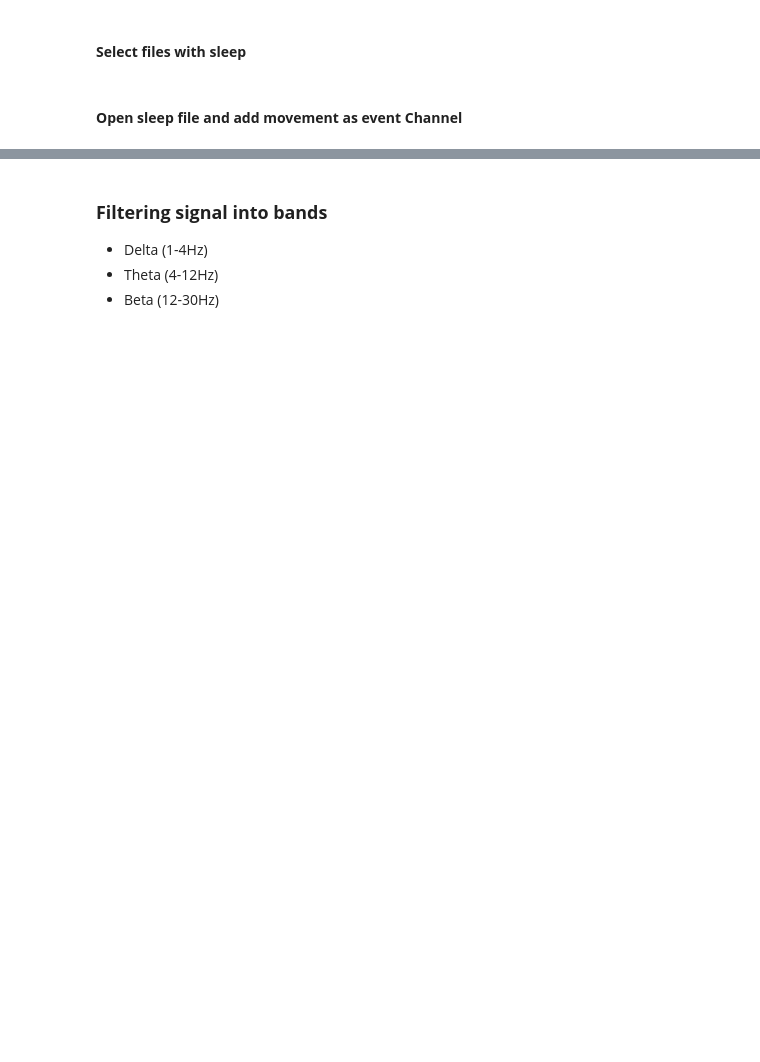
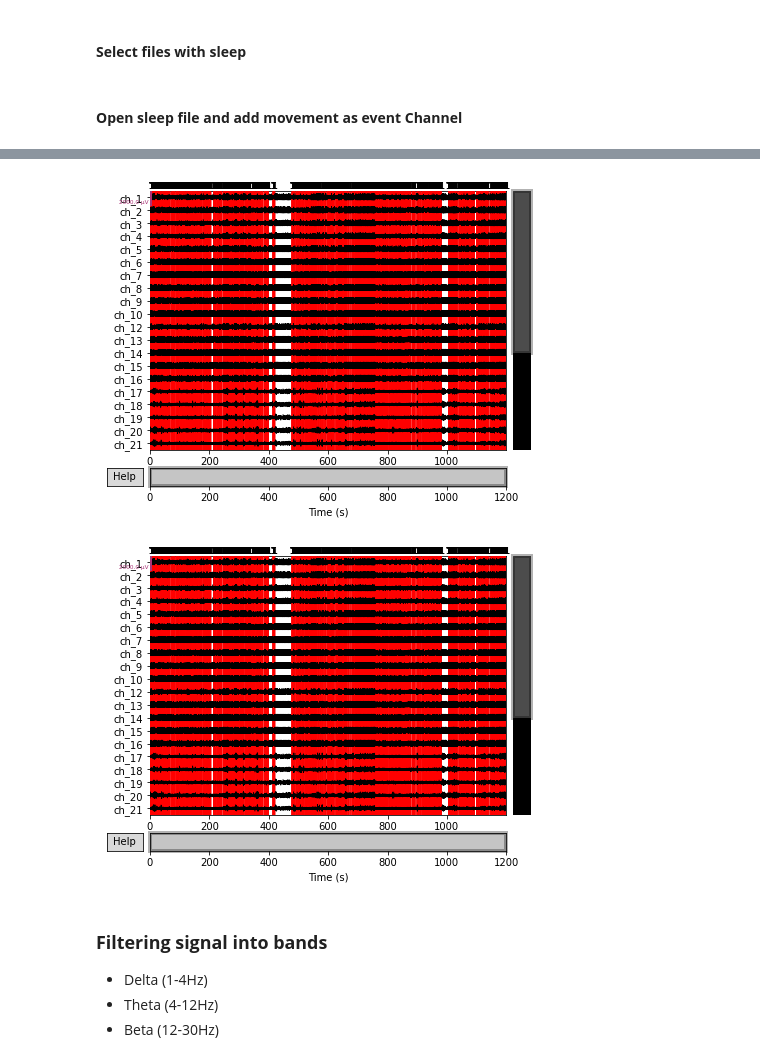
Before and after one commit to cafalchio/lfp_atn, a Jupyter notebook: ipynb/experiment_sleeps.ipynb, the cells around one changed output, grey strips where cells are left out. Drawn from its saved outputs; the diff is of its cells as text; code cells hidden in the pictures; blank space fills up the shorter version.

```diff
--- a/ipynb/experiment_sleeps.ipynb
+++ b/ipynb/experiment_sleeps.ipynb
@@ -137,9 +155,7 @@ for file in sleep_files[10:15]:
 # %% [markdown]
 #### **Open sleep file and add movement as event Channel**
 # %%
-position = RecPos(file)
-x, y = position.get_raw_pos()
-moving = detect_movement(x, y, 30)
-events = moving.reshape(1, len(moving))
+resting = np.asarray(mark_rest(file, tresh=2.5, mov=True))
+events = resting.reshape(1, len(resting))
 record1 = mne_lfp_Axona(file)
 record1 = create_events(record1, events)
@@ -148,2 +176,5 @@ events = mne.find_events(record1, stim_channel='STI')
 # %%
-record1.plot(events=events, start=40, duration=600, scalings=dict(eeg=100e-5), event_color={1: 'r'})
+record1.plot(events=events, start=0, duration=5000, scalings=dict(eeg=100e-5), event_color={1: 'r'})
+# %% [output]
+[figure, added]
+[figure, added]
```
Also changed, not shown: parts of 13 cells of this notebook.
